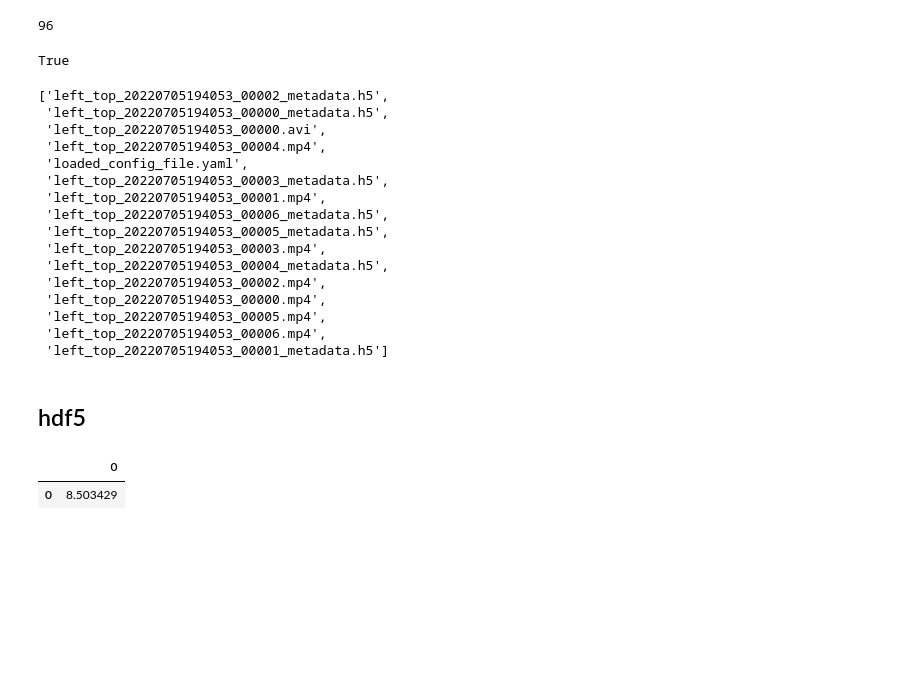
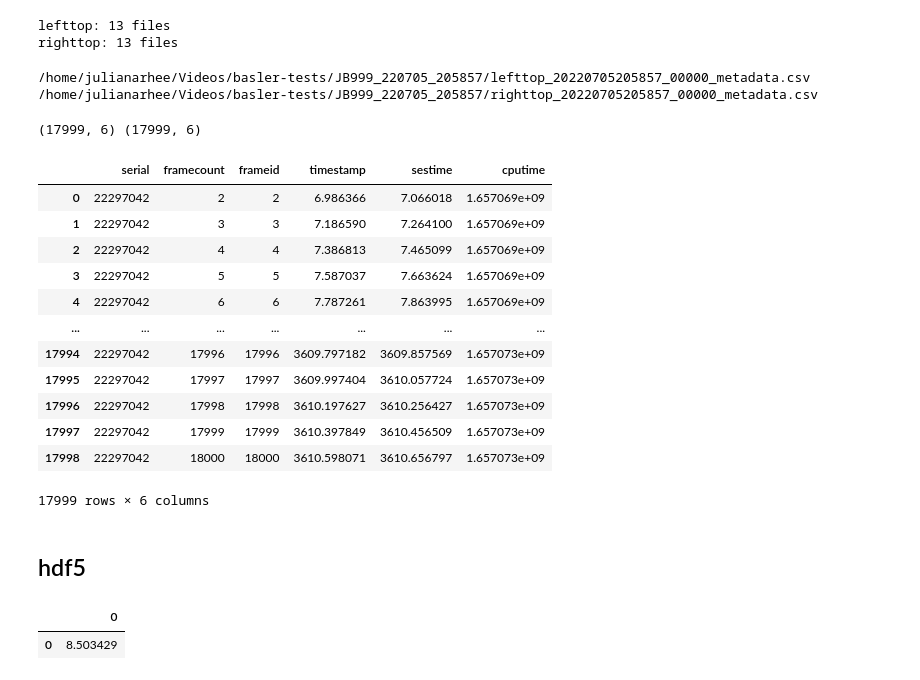
Before and after one commit to julianarhee/PIMAQ, a Jupyter notebook: basler-output.ipynb, the cells around one changed output. Saved outputs shown, nothing was run; the diff lists cells and outputs as text; code cells hidden in the pictures; blank space fills up the shorter version.

Commit message:
check image sizes and load single frames

```diff
--- a/basler-output.ipynb
+++ b/basler-output.ipynb
@@ -8,46 +11,64 @@ import pylab as pl
 # %%
 %matplotlib notebook
 # %%
-basedir = '/home/julianarhee/Videos/basler-pq'
+rootdir = '/home/julianarhee/Videos/basler-tests'
 # experiment = 'JB999_220703_182337'
 #experiment = 'JB999_220705_141018' #135834'
-experiment = 'JB999_220705_194053' #13583'
-ext='h5'
+experiment = 'JB999'
+datestr = '220705_205857' #13583'
+expid = '%s_%s' % (experiment, datestr)
+ext='csv'
+srcdir = os.path.join(rootdir, expid)
+
 # fn1 = '/home/julianarhee/Videos/basler-pq/%s/left_top_metadata.%s' % (experiment, ext)
 # fn2 = '/home/julianarhee/Videos/basler-pq/%s/right_top_metadata.%s' % (experiment, ext)
-fn1 = glob.glob(os.path.join(basedir, experiment, 'left_top_*_00000_metadata.%s' % ext))[0]
-print(len(fn1))
-#fn2 = '/home/julianarhee/Videos/basler-pq/%s/right_top_*00000_metadata.%s' % (experiment, ext)
-os.path.exists(fn1[0])
+cam_list = ['lefttop', 'righttop']
+finfo = dict((c, dict()) for c in cam_list)
+for ci, cam_name in enumerate(cam_list):
+    fn = sorted(glob.glob(os.path.join(srcdir, '{}_*_metadata.{}'.format(cam_name, ext))),
+                key=au.natural_keys)
+    finfo[cam_name] = fn
+for cam_name, fpaths in finfo.items():
+    print("{}: {} files".format(cam_name, len(fpaths)))
 # %% [output]
-96
+lefttop: 13 files
+righttop: 13 files
-True
-# %%
-os.listdir(os.path.join('/home/julianarhee/Videos/basler-pq/%s' % experiment))
-# %% [output]
-['left_top_20220705194053_00002_metadata.h5',
- 'left_top_20220705194053_00000_metadata.h5',
- 'left_top_20220705194053_00000.avi',
- 'left_top_20220705194053_00004.mp4',
- 'loaded_config_file.yaml',
- 'left_top_20220705194053_00003_metadata.h5',
- 'left_top_20220705194053_00001.mp4',
- 'left_top_20220705194053_00006_metadata.h5',
- 'left_top_20220705194053_00005_metadata.h5',
- 'left_top_20220705194053_00003.mp4',
- 'left_top_20220705194053_00004_metadata.h5',
- 'left_top_20220705194053_00002.mp4',
- 'left_top_20220705194053_00000.mp4',
- 'left_top_20220705194053_00005.mp4',
- 'left_top_20220705194053_00006.mp4',
- 'left_top_20220705194053_00001_metadata.h5']
+# %%
+cam1, cam2 = cam_list
+file_num = 0
+
+fn1 = finfo[cam1][file_num]
+print(fn1)
+fn2 = fn1.replace(cam1, cam2)
+print(fn2)
+# %% [output]
+/home/julianarhee/Videos/basler-tests/JB999_220705_205857/lefttop_20220705205857_00000_metadata.csv
+/home/julianarhee/Videos/basler-tests/JB999_220705_205857/righttop_20220705205857_00000_metadata.csv
 # %%
 if ext == 'csv':
     df1 = pd.read_csv(fn1, sep=',')
     df2 = pd.read_csv(fn2, sep=',')
-    df1.shape, df2.shape
+    print(df1.shape, df2.shape)
+# %% [output]
+(17999, 6) (17999, 6)
-# %% [markdown]
-## hdf5
+# %%
+df1
+# %% [output]
+|  | serial | framecount | frameid | timestamp | sestime | cputime |
+| 0 | 22297042 | 2 | 2 | 6.986366 | 7.066018 | 1.657069e+09 |
+| 1 | 22297042 | 3 | 3 | 7.186590 | 7.264100 | 1.657069e+09 |
+| 2 | 22297042 | 4 | 4 | 7.386813 | 7.465099 | 1.657069e+09 |
+| 3 | 22297042 | 5 | 5 | 7.587037 | 7.663624 | 1.657069e+09 |
+| 4 | 22297042 | 6 | 6 | 7.787261 | 7.863995 | 1.657069e+09 |
+| ... | ... | ... | ... | ... | ... | ... |
+| 17994 | 22297042 | 17996 | 17996 | 3609.797182 | 3609.857569 | 1.657073e+09 |
+| 17995 | 22297042 | 17997 | 17997 | 3609.997404 | 3610.057724 | 1.657073e+09 |
+| 17996 | 22297042 | 17998 | 17998 | 3610.197627 | 3610.256427 | 1.657073e+09 |
+| 17997 | 22297042 | 17999 | 17999 | 3610.397849 | 3610.456509 | 1.657073e+09 |
+| 17998 | 22297042 | 18000 | 18000 | 3610.598071 | 3610.656797 | 1.657073e+09 |
+17999 rows × 6 columns
+# %% [markdown]
+## hdf5
 # %%
 # metadata = (framecount, timestamp, arrival_time, sestime, cputime)
 # (framecount, timestamp, sestime, cputime)
```
Also changed, not shown: parts of 24 cells of this notebook.
